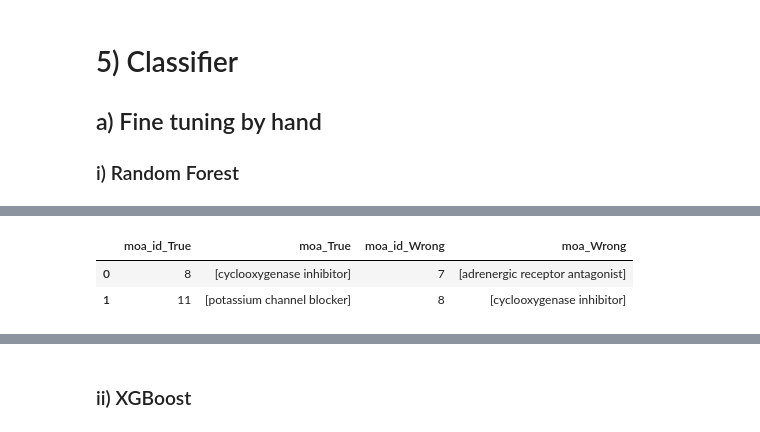
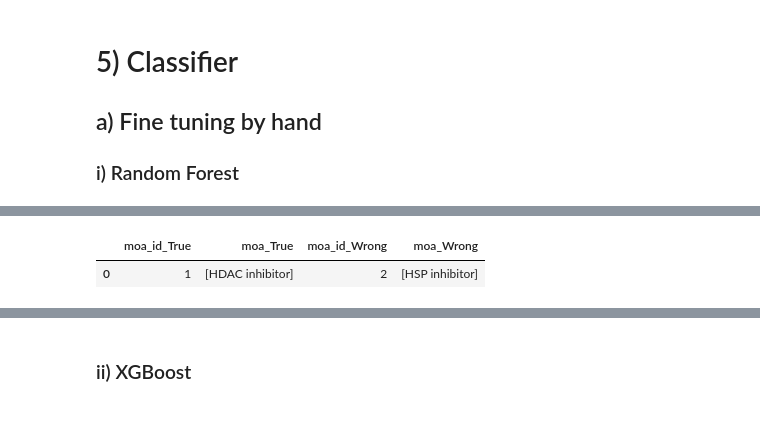
Before and after one commit to afermg/jump_attribution, a Jupyter notebook: workspace/analysis/naive_classifier_profiles.ipynb, the cells around one changed output, grey strips where cells are left out. Cells and saved outputs as stored; diff of their text form; code cells hidden in the pictures.

Commit message:
Updating flake and adding custom split

```diff
--- a/workspace/analysis/naive_classifier_profiles.ipynb
+++ b/workspace/analysis/naive_classifier_profiles.ipynb
@@ -219,7 +262,9 @@ DMSO_target = constrain_comp_per_source(metadata.filter(pl.col("pert_iname") ==
                                     min_rep=1, max_rep=9)
 # %%
 metadata_balance_moa = (metadata_trt_balance_moa.select(
-    pl.all().exclude(["replicate", "compound_per_moa", "replicates_per_moa"])).vstack(DMSO_moa))
+    pl.all().exclude(["replicate", "compound_per_moa", "replicates_per_moa"]))
+    .filter(pl.col("Metadata_Plate").is_in(DMSO_moa.select(pl.col("Metadata_Plate").unique())))
+    .vstack(DMSO_moa))
 # %%
 metadata_balance_target = (metadata_trt_balance_target.select(
     pl.all().exclude(["replicate", "compound_per_target", "replicates_per_target"])).vstack(DMSO_target))
@@ -252,7 +297,7 @@ def write_load_csv(metadata=metadata, features=features, name="filtered"):
 
     return features_df, metadata_df
 
-features_df, metadata_df = write_load_csv(metadata_balance_moa, features, name="eq_moa")
+features_df, metadata_df = write_load_csv(metadata_balance_moa, features, name="eq_moa2")
 #features_df, metadata_df = write_load_csv(metadata_balance_target, features, name="eq_target")
 # %% [markdown]
 # 2) Data Processing
@@ -532,6 +813,7 @@ def eval_classifier(feat_table, metadata, n_splits, seed,
     # Lists to store precision-recall auc score, train and test accuracy for each fold
     train_auc_fold = []
     test_auc_fold = []
+    test_f1_fold = []
 
     n_class = np.unique(y_target).shape[0]
     keep_trac_test_error = np.zeros((n_class, n_class))
@@ -548,6 +830,7 @@ def eval_classifier(feat_table, metadata, n_splits, seed,
         # Predict probabilities of the positive class for train and test data
         y_train_scores = pipe.predict_proba(X_train)  # Train set
         y_test_scores = pipe.predict_proba(X_test)    # Test set
+        y_test_pred = pipe.predict(X_test)
 
         y_train_score_expanded, train_label_expanded = expanded_score(y_train, y_train_scores, pipe.classes_)
         y_test_score_expanded, test_label_expanded = expanded_score(y_test, y_test_scores, pipe.classes_)
@@ -568,21 +851,27 @@ def eval_classifier(feat_table, metadata, n_splits, seed,
                                   average=average,
                                   labels=train_label_expanded)
 
-        return y_test, y_test_score_expanded
         test_auc = roc_auc_score(y_test, y_test_score_expanded,
                                  multi_class="ovr",
                                  average=average,
                                  labels=test_label_expanded)
 
+        test_f1 = f1_score(y_test, y_test_pred,
+                           average="macro")
+
+
+
         if roc_per_class == False:
-            print(train_auc, test_auc)
+            print(train_auc, test_auc, test_f1)
         # Append train and test accuracy, train and test AUC score to respective lists
         train_auc_fold.append(train_auc)
         test_auc_fold.append(test_auc)
+        test_f1_fold.append(test_f1)
 
     # Average metrics across all folds
     mean_train_auc = np.mean(train_auc_fold)
     mean_test_auc = np.mean(test_auc_fold)
+    mean_test_f1 = np.mean(test_f1_fold)
 
     if roc_per_class == True:
         train_auc_fold = np.array(train_auc_fold)
@@ -649,6 +938,7 @@ def eval_classifier(feat_table, metadata, n_splits, seed,
 
     print(f"Mean Train ROC-AUC Score: {mean_train_auc:.4f}")
     print(f"Mean Test ROC-AUC Score: {mean_test_auc:.4f}")
+    print(f"Mean Test f1 Score: {mean_test_f1:.4f}")
 # %%
 features_df = features_df.sort_index().reset_index(drop=True)
 metadata_df = metadata_df.sort_index().reset_index()
@@ -669,13 +959,13 @@ classifier_params = {"n_estimators": 100,
 
 splitter_method = StratifiedGroupKFold_custom#StratifiedKFold  #or StratifiedGroupKFold
 
-# test_auc_fold, most_frequent_wrong = eval_classifier(features_df_trt, metadata_df_trt, n_splits, seed,
-y_test, y_test_score_expanded = eval_classifier(features_df, metadata_df, n_splits, seed,
+test_auc_fold, most_frequent_wrong = eval_classifier(features_df, metadata_df, n_splits, seed,
+# eval_classifier(features_df, metadata_df, n_splits, seed,
                 classifier,
                 classifier_params,
                 splitter_method,
                 drop_corr=True, # True, False
                 scaler=None, #None, 'group', 'standard': Do NOT use group with StratifiedGroupKFold
                 rev_order=False,
-                roc_per_class=False,
+                roc_per_class=True,
                 group="Metadata_InChIKey") # True, False
@@ -684,14 +995,13 @@ y_test, y_test_score_expanded = eval_classifier(features_df, metadata_df, n_spli
 # %%
 mask = (np.mean(test_auc_fold, axis=0) < 0.7)
 
-map_id_moa = (metadata_df_trt.loc[:,["moa_id", "moa"]].sort_values(by="moa_id").drop_duplicates()
+map_id_moa = (metadata_df.loc[:,["moa_id", "moa"]].sort_values(by="moa_id").drop_duplicates()
               .groupby("moa_id")["moa"].apply(list))
 
 true_moa_vs_wrong_moa = pd.concat([map_id_moa.iloc[np.nonzero(mask)].to_frame().reset_index().add_suffix("_True"),
                                    map_id_moa.iloc[most_frequent_wrong[mask]].to_frame().reset_index().add_suffix("_Wrong")],
                                   axis=1)
 true_moa_vs_wrong_moa
 # %% [output]
 |  | moa_id_True | moa_True | moa_id_Wrong | moa_Wrong |
-| 0 | 8 | [cyclooxygenase inhibitor] | 7 | [adrenergic receptor antagonist] |
-| 1 | 11 | [potassium channel blocker] | 8 | [cyclooxygenase inhibitor] |
+| 0 | 1 | [HDAC inhibitor] | 2 | [HSP inhibitor] |
```
Also changed, not shown: parts of 53 cells of this notebook, 3 other files.
